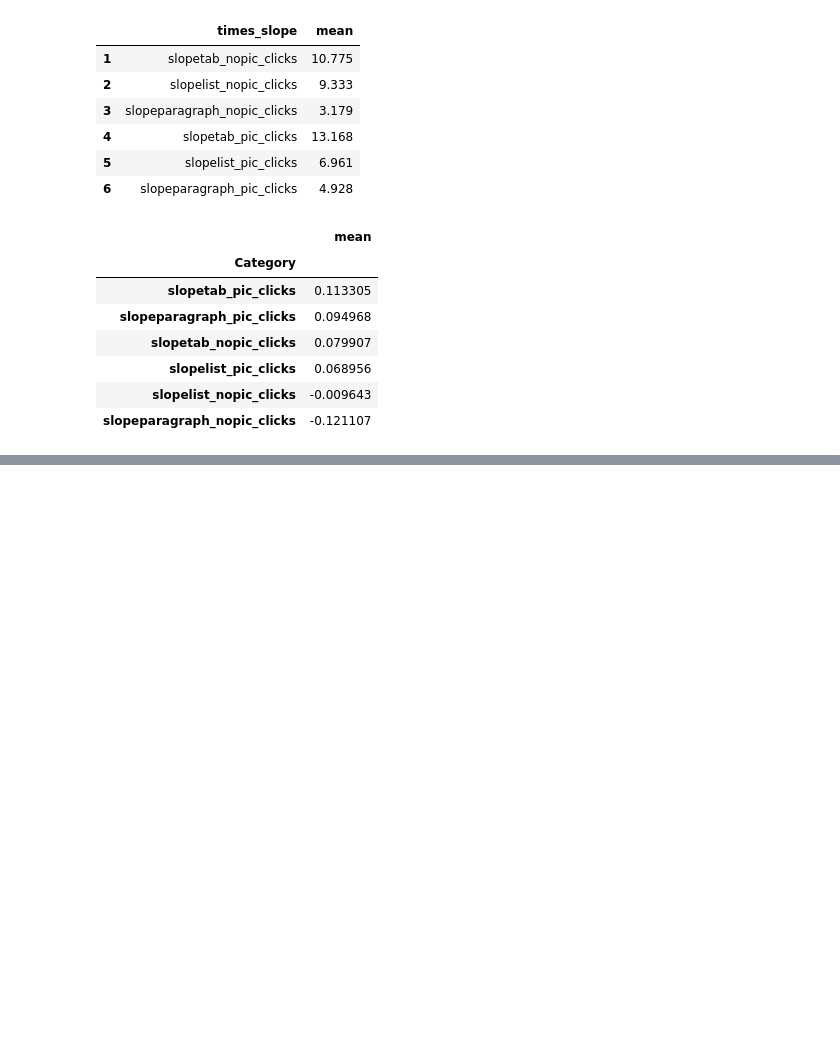
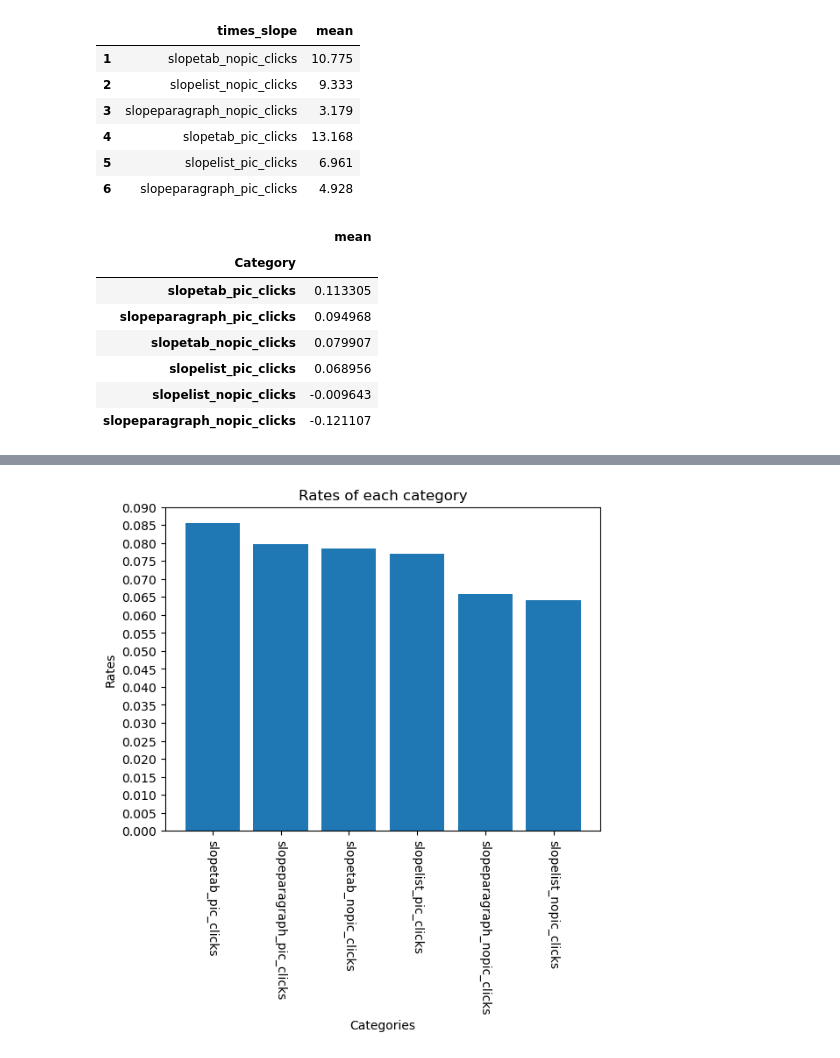
Before and after one commit to anoobis-bot/HCI-Data-Analysis, a Jupyter notebook: clicks_time.ipynb, the cells around one changed output, grey strips where cells are left out. Cells and saved outputs as stored; diff of their text form; code cells hidden in the pictures; blank space fills up the shorter version.

Commit message:
fix: fixed wrong calculation of rates

```diff
--- a/clicks_time.ipynb
+++ b/clicks_time.ipynb
@@ -73,3 +73,13 @@ Results
 | slopeparagraph_nopic_clicks | -0.121107 |
 # %%
 # slope tab pic clicks has 0.1133 clicks per unit of time
+# %%
+Results_2 = pd.DataFrame()
+
+Results_2["Norm Clicks"] = click_df["mean"][0] + XClicks["mean"]
+Results_2["Norm Time"] = time_df["mean"][0] + XTime["mean"]
+Results_2["Rate"] = Results_2["Norm Clicks"] / Results_2["Norm Time"]
+Results_2["Category"] = time_df.loc[1:6, "times_slope"].to_list()
+Results_2.set_index("Category", inplace=True)
+Results_2.sort_values(by="Rate", inplace=True, ascending=False)
+Results_2
@@ -75,0 +98,16 @@ Results
+# %%
+Categories = Results_2.index.to_list()
+Rates = Results_2["Rate"].to_list()
+
+plt.bar(x=Categories, height=Rates)
+plt.xticks(rotation=270)
+
+plt.xlabel("Categories")
+plt.ylabel("Rates")
+plt.title("Rates of each category")
+
+plt.yticks(np.arange(0, max(Rates) + 0.005, step=0.005))
+
+plt.show()
+# %% [output]
+[figure, added]
```
Also changed, not shown: parts of 4 cells of this notebook.
